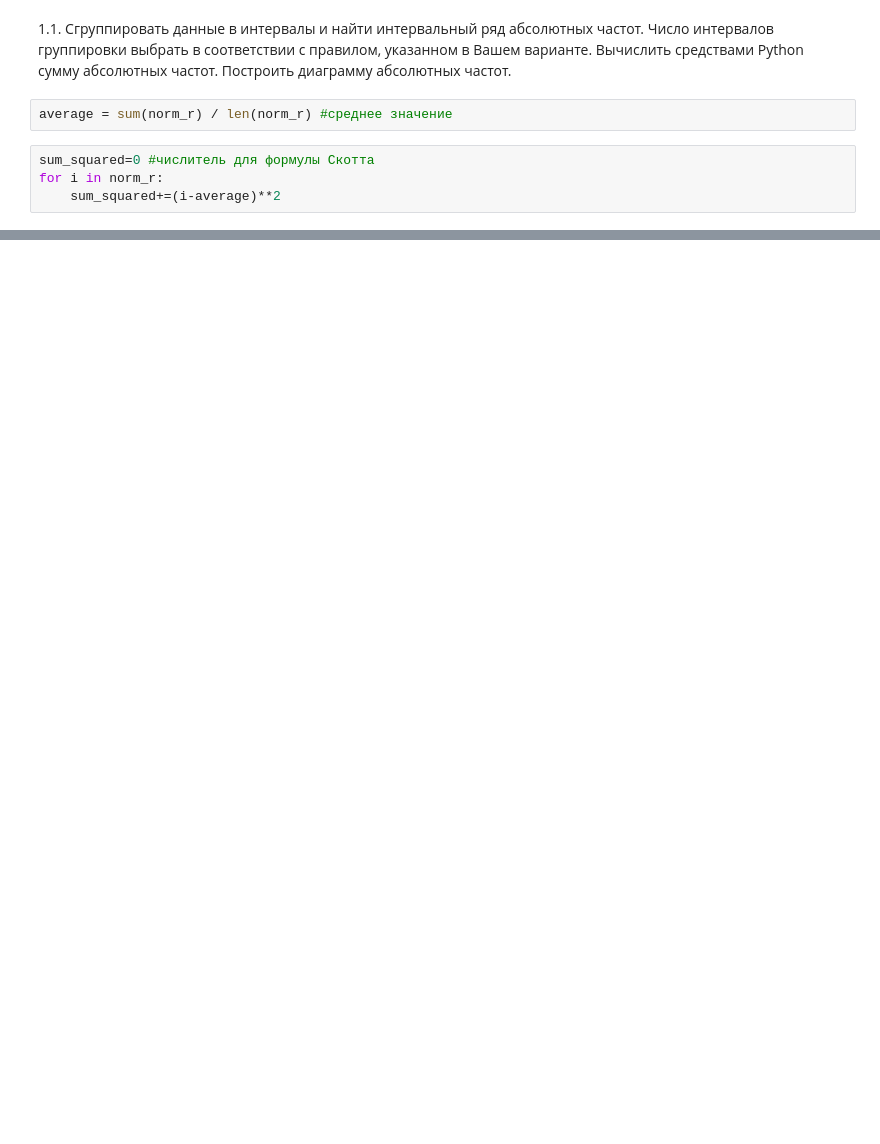
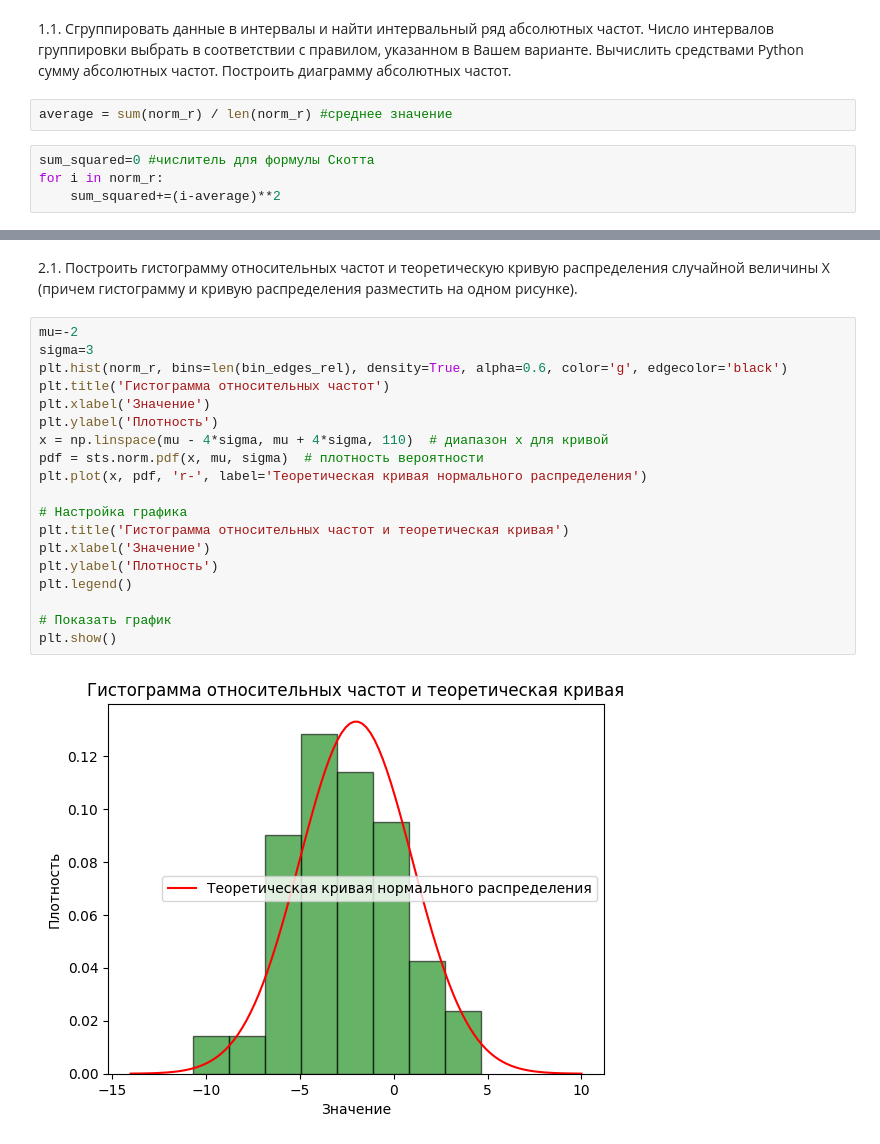
Before and after one commit to Nibuku/Stats_Analysis_, a Jupyter notebook: Budyuk_lab1_var5.ipynb, the cells around one changed output, grey strips where cells are left out. Drawn from its saved outputs; the diff is of its cells as text; blank space fills up the shorter version.

```diff
--- a/Budyuk_lab1_var5.ipynb
+++ b/Budyuk_lab1_var5.ipynb
@@ -69,0 +102,25 @@ print(k)
+# %% [markdown]
+2.1. Построить гистограмму относительных частот и теоретическую кривую
+распределения случайной величины X (причем гистограмму и кривую
+распределения разместить на одном рисунке).
+# %%
+mu=-2
+sigma=3
+plt.hist(norm_r, bins=len(bin_edges_rel), density=True, alpha=0.6, color='g', edgecolor='black')
+plt.title('Гистограмма относительных частот')
+plt.xlabel('Значение')
+plt.ylabel('Плотность')
+x = np.linspace(mu - 4*sigma, mu + 4*sigma, 110)  # диапазон x для кривой
+pdf = sts.norm.pdf(x, mu, sigma)  # плотность вероятности
+plt.plot(x, pdf, 'r-', label='Теоретическая кривая нормального распределения')
+
+# Настройка графика
+plt.title('Гистограмма относительных частот и теоретическая кривая')
+plt.xlabel('Значение')
+plt.ylabel('Плотность')
+plt.legend()
+
+# Показать график
+plt.show()
+# %% [output]
+[figure, added]
```
Also changed, not shown: parts of 55 cells of this notebook.
